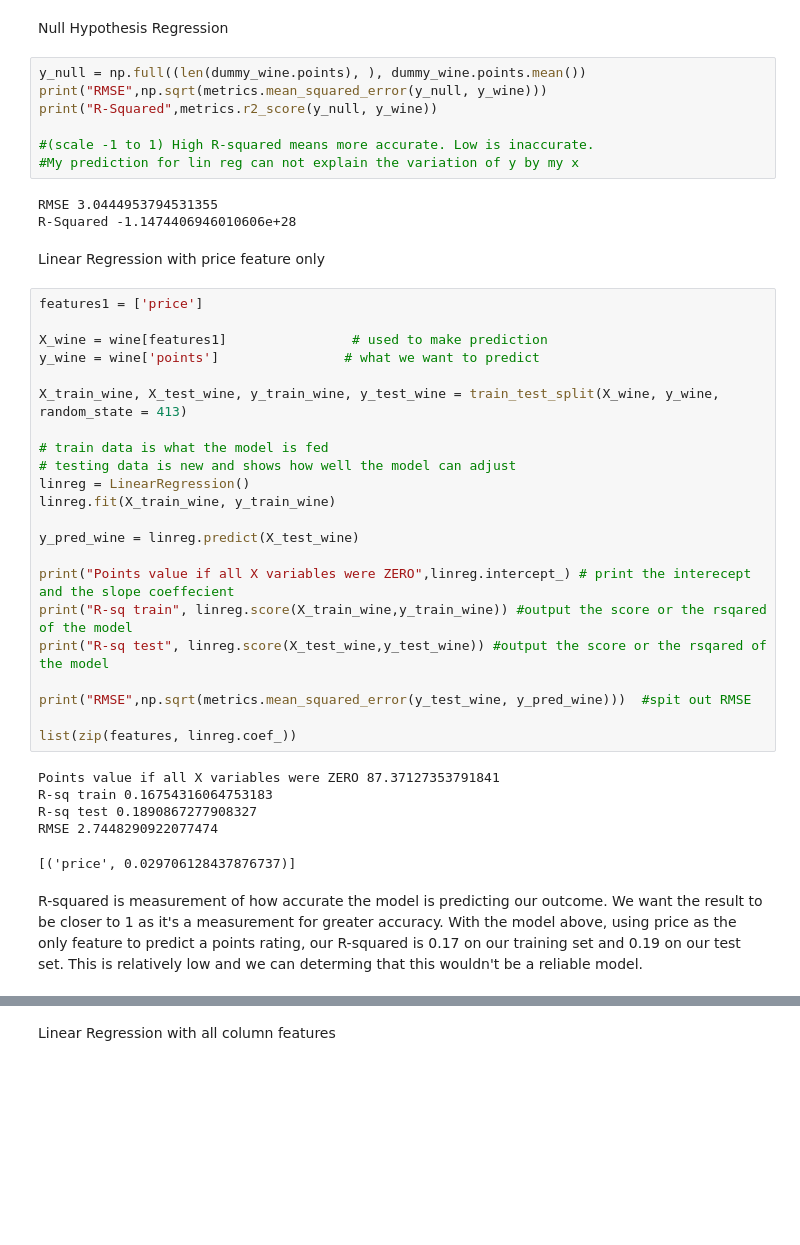
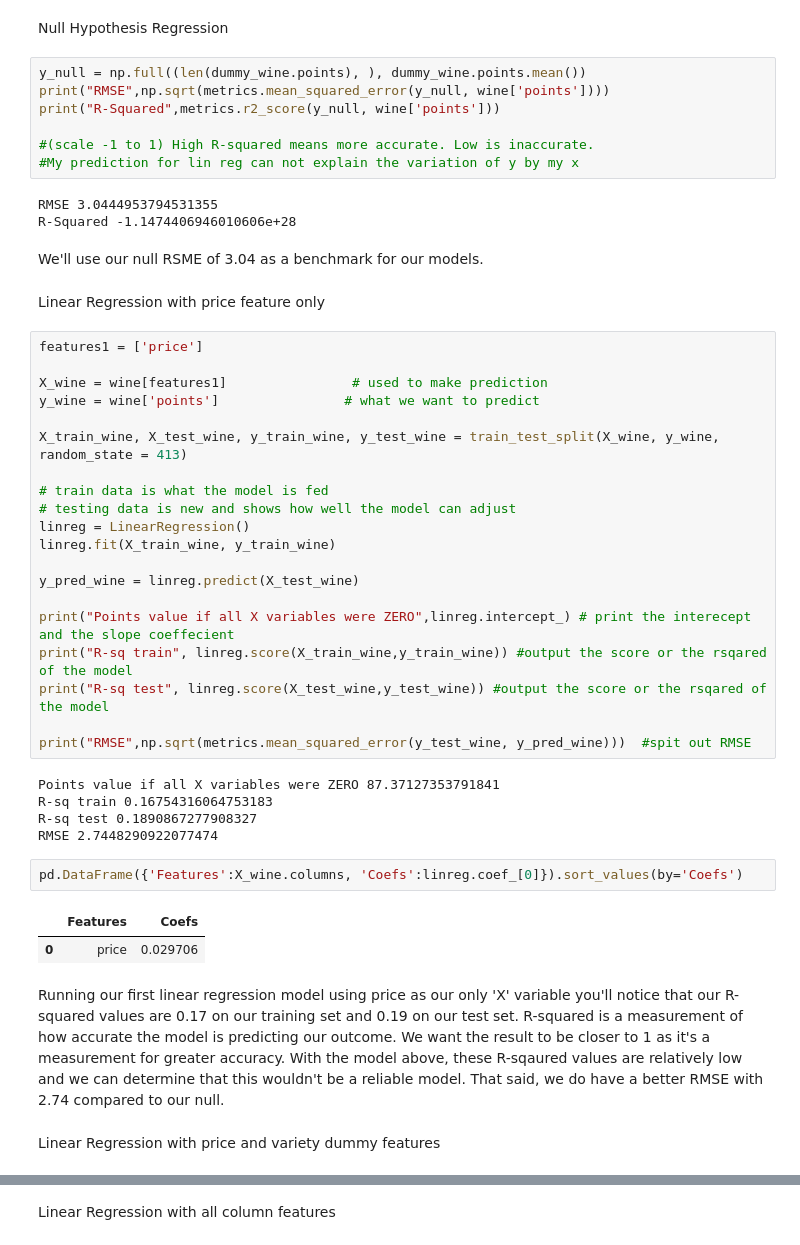
Before and after one commit to evanrosa/wine-ML-capstone-2018, a Jupyter notebook: 03 - Modeling.ipynb, the cells around one changed output, grey strips where cells are left out. Cells and saved outputs as stored; diff of their text form; blank space fills up the shorter version.

Commit message:
added comments and rearranged order of linear models

```diff
--- a/03 - Modeling.ipynb
+++ b/03 - Modeling.ipynb
@@ -252,14 +245,16 @@ dummy_wine.shape
 Null Hypothesis Regression
 # %%
 y_null = np.full((len(dummy_wine.points), ), dummy_wine.points.mean())
-print("RMSE",np.sqrt(metrics.mean_squared_error(y_null, y_wine)))
-print("R-Squared",metrics.r2_score(y_null, y_wine))
+print("RMSE",np.sqrt(metrics.mean_squared_error(y_null, wine['points'])))
+print("R-Squared",metrics.r2_score(y_null, wine['points']))
 
 #(scale -1 to 1) High R-squared means more accurate. Low is inaccurate.
 #My prediction for lin reg can not explain the variation of y by my x
 # %% [output]
 RMSE 3.0444953794531355
 R-Squared -1.1474406946010606e+28
+# %% [markdown]
+We'll use our null RSME of 3.04 as a benchmark for our models.
 # %% [markdown]
 Linear Regression with price feature only
 # %%
@@ -282,13 +277,17 @@ print("R-sq train", linreg.score(X_train_wine,y_train_wine)) #output the score o
 print("R-sq test", linreg.score(X_test_wine,y_test_wine)) #output the score or the rsqared of the model
 
 print("RMSE",np.sqrt(metrics.mean_squared_error(y_test_wine, y_pred_wine)))  #spit out RMSE
-
-list(zip(features, linreg.coef_))
 # %% [output]
 Points value if all X variables were ZERO 87.37127353791841
 R-sq train 0.16754316064753183
 R-sq test 0.1890867277908327
 RMSE 2.7448290922077474
-[('price', 0.029706128437876737)]
+# %%
+pd.DataFrame({'Features':X_wine.columns, 'Coefs':linreg.coef_[0]}).sort_values(by='Coefs')
+# %% [output]
+|  | Features | Coefs |
+| 0 | price | 0.029706 |
 # %% [markdown]
-R-squared is measurement of how accurate the model is predicting our outcome. We want the result to be closer to 1 as it's a measurement for greater accuracy. With the model above, using price as the only feature to predict a points rating, our R-squared is 0.17 on our training set and 0.19 on our test set. This is relatively low and we can determing that this wouldn't be a reliable model.
+Running our first linear regression model using price as our only 'X' variable you'll notice that our R-squared values are 0.17 on our training set and 0.19 on our test set. R-squared is a measurement of how accurate the model is predicting our outcome. We want the result to be closer to 1 as it's a measurement for greater accuracy. With the model above, these R-sqaured values are relatively low and we can determine that this wouldn't be a reliable model. That said, we do have a better RMSE with 2.74 compared to our null.
+# %% [markdown]
+Linear Regression with price and variety dummy features
```
Also changed, not shown: parts of 25 cells of this notebook.
